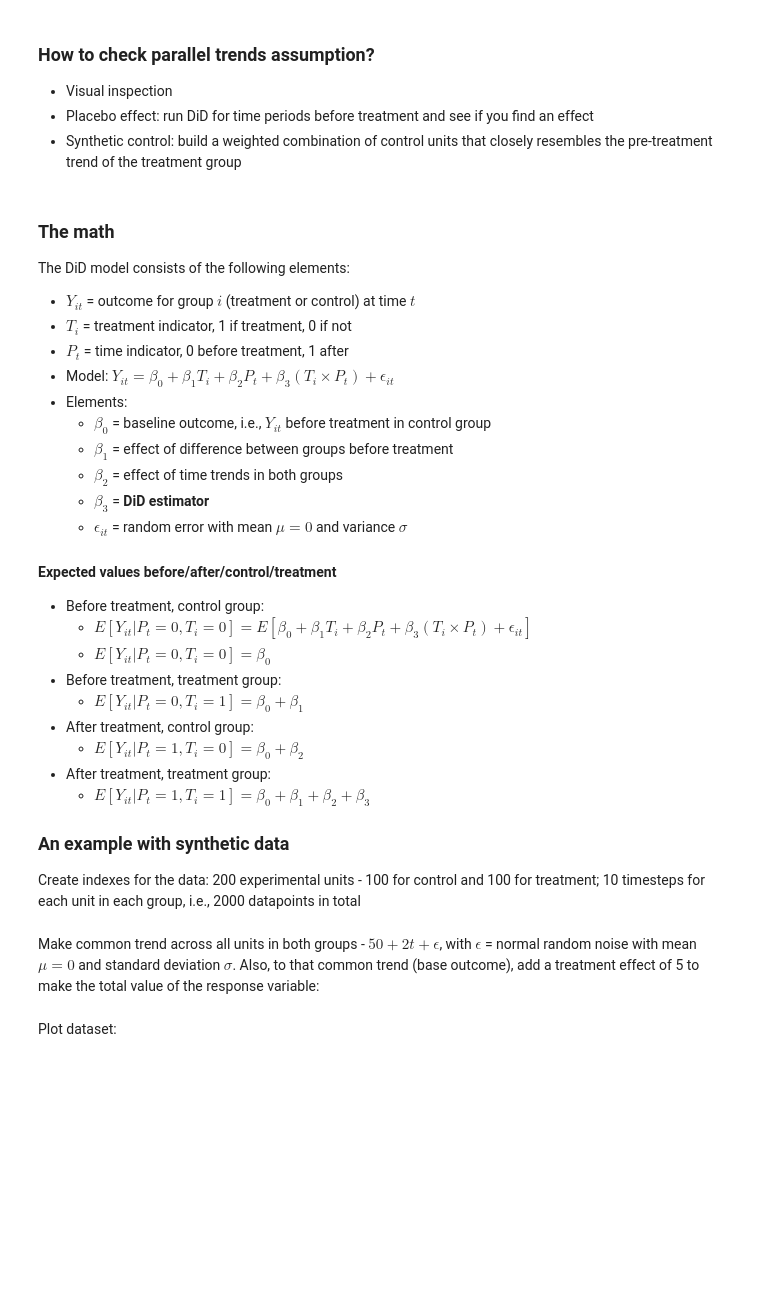
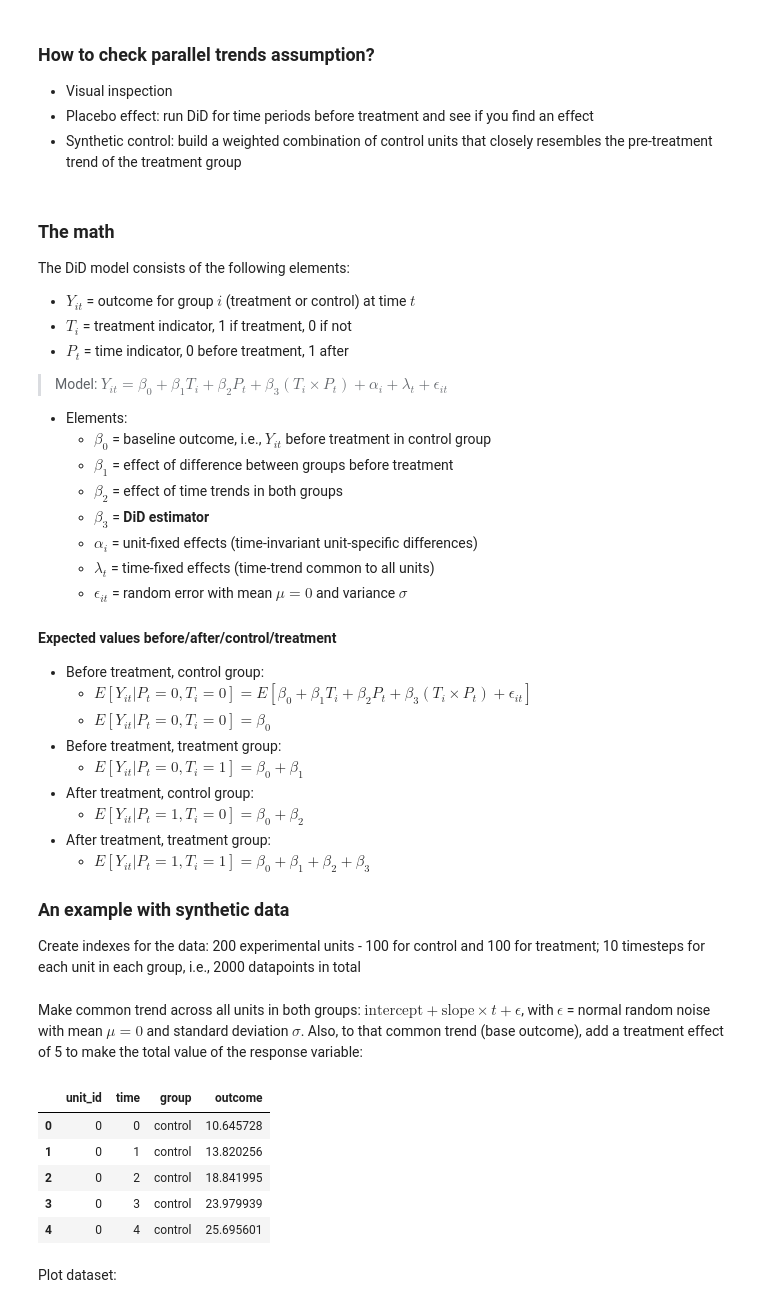
Before and after one commit to robetatis/expstudynotes, a Jupyter notebook: did.ipynb, the cells around one changed output. Drawn from its saved outputs; the diff is of its cells as text; code cells hidden in the pictures; blank space fills up the shorter version.

```diff
--- a/did.ipynb
+++ b/did.ipynb
@@ -70,12 +69,16 @@ The DiD model consists of the following elements:
 - $Y_{it}$ = outcome for group $i$ (treatment or control) at time $t$
 - $T_i$ = treatment indicator, 1 if treatment, 0 if not
 - $P_t$ = time indicator, 0 before treatment, 1 after
-- Model: $Y_{it} = \beta_0 + \beta_1T_i + \beta_2P_t + \beta_3(T_i \times P_t) + \epsilon_{it}$
+
+> Model: $Y_{it} = \beta_0 + \beta_1T_i + \beta_2P_t + \beta_3(T_i \times P_t) + \alpha_i + \lambda_t + \epsilon_{it}$
+
 - Elements:
     - $\beta_0$ = baseline outcome, i.e., $Y_{it}$ before treatment in control group
     - $\beta_1 $ = effect of difference between groups before treatment
     - $\beta_2 $ = effect of time trends in both groups
     - $\beta_3$ = **DiD estimator**
+    - $\alpha_i$ = unit-fixed effects (time-invariant unit-specific differences)
+    - $\lambda_t$ = time-fixed effects (time-trend common to all units)
     - $\epsilon_{it}$ = random error with mean $\mu=0$ and variance $\sigma$
 
 #### Expected values before/after/control/treatment
@@ -109,24 +112,35 @@ group = np.repeat(['control', 'treatment'], n_units * n_times)
 # repeat same unit_id n_time times, same for all unit ids, then the whole thing 2 times (control, treatment)
 unit_id = np.tile(np.repeat(np.arange(n_units), n_times), 2)
 # %% [markdown]
-Make common trend across all units in both groups - $50 + 2t + \epsilon$, with $\epsilon$ = normal random noise with mean $\mu = 0$ and standard deviation $\sigma$. Also, to that common trend (base outcome), add a treatment effect of 5 to make the total value of the response variable:
+Make common trend across all units in both groups: $\text{intercept} + \text{slope}\times t + \epsilon$, with $\epsilon$ = normal random noise with mean $\mu = 0$ and standard deviation $\sigma$. Also, to that common trend (base outcome), add a treatment effect of 5 to make the total value of the response variable:
 # %%
-# make control -> base outcome grows with time (slope = 2), add normal random noise with sigma=1.3
-base_outcome = 50 + 2*time_periods + np.random.normal(0, 1.3, size=len(time_periods))
+# make control -> base outcome is function of time (slope = 2) + normal random noise with miu=0 and sigma=1.3
+intercept = 10
+slope = 4
+base_outcome = intercept + slope*time_periods + np.random.normal(0, 1.3, size=len(time_periods))
 
-# treatment effect after t=5 for all treatment units
+# make treatment effect -> starts at t=5, obviously only for treatment units
 treatment_effect = (time_periods >= 5)*(group == 'treatment') * 5
 
-# yobs = base + treatment
+# outcome (observed values) = base + treatment
 outcome = base_outcome + treatment_effect
 
 # Create a DataFrame
 df = pd.DataFrame({
     'unit_id': unit_id,
     'time': time_periods,
     'group': group,
     'outcome': outcome
 })
+
+df.head(5)
+# %% [output]
+|  | unit_id | time | group | outcome |
+| 0 | 0 | 0 | control | 10.645728 |
+| 1 | 0 | 1 | control | 13.820256 |
+| 2 | 0 | 2 | control | 18.841995 |
+| 3 | 0 | 3 | control | 23.979939 |
+| 4 | 0 | 4 | control | 25.695601 |
 # %% [markdown]
 Plot dataset:
 # %%
```
Also changed, not shown: parts of 13 cells of this notebook, 1 other file.
